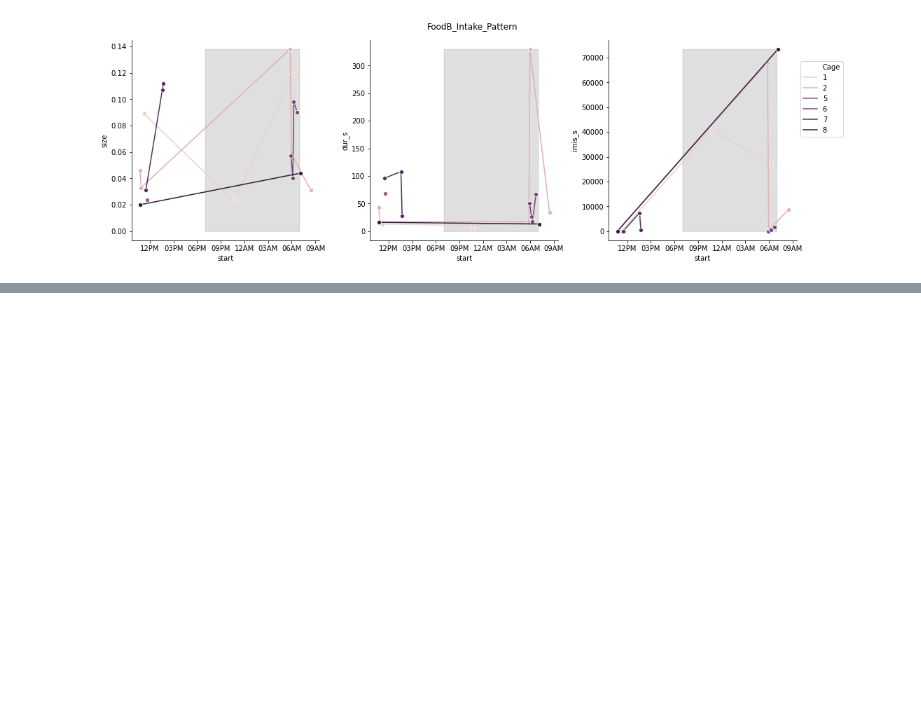
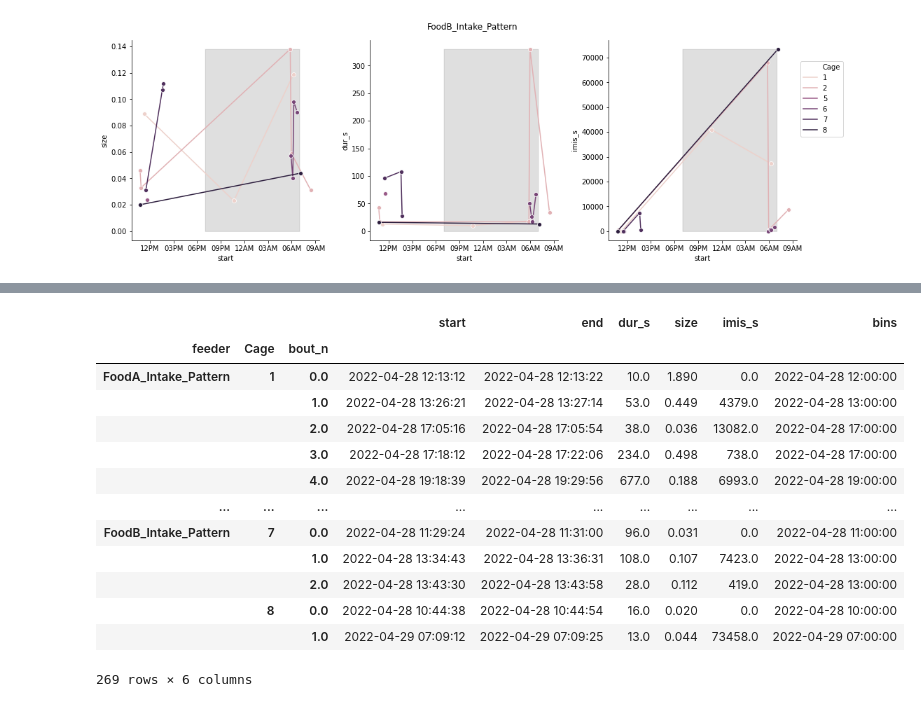
Before and after one commit to nathanielnyema/meal-patterns, a Jupyter notebook: meal_patterns.ipynb, the cells around one changed output, grey strips where cells are left out. Saved outputs shown, nothing was run; the diff lists cells and outputs as text; code cells hidden in the pictures; blank space fills up the shorter version.

```diff
--- a/meal_patterns.ipynb
+++ b/meal_patterns.ipynb
@@ -188,0 +213,17 @@ for s in bout_stats.index.get_level_values('feeder').unique():
+# %%
+bout_stats
+# %% [output]
+|  |  |  | start | end | dur_s | size | imis_s | bins |
+| feeder | Cage | bout_n |  |  |  |  |  |  |
+| FoodA_Intake_Pattern | 1 | 0.0 | 2022-04-28 12:13:12 | 2022-04-28 12:13:22 | 10.0 | 1.890 | 0.0 | 2022-04-28 12:00:00 |
+|  |  | 1.0 | 2022-04-28 13:26:21 | 2022-04-28 13:27:14 | 53.0 | 0.449 | 4379.0 | 2022-04-28 13:00:00 |
+|  |  | 2.0 | 2022-04-28 17:05:16 | 2022-04-28 17:05:54 | 38.0 | 0.036 | 13082.0 | 2022-04-28 17:00:00 |
+|  |  | 3.0 | 2022-04-28 17:18:12 | 2022-04-28 17:22:06 | 234.0 | 0.498 | 738.0 | 2022-04-28 17:00:00 |
+|  |  | 4.0 | 2022-04-28 19:18:39 | 2022-04-28 19:29:56 | 677.0 | 0.188 | 6993.0 | 2022-04-28 19:00:00 |
+| ... | ... | ... | ... | ... | ... | ... | ... | ... |
+| FoodB_Intake_Pattern | 7 | 0.0 | 2022-04-28 11:29:24 | 2022-04-28 11:31:00 | 96.0 | 0.031 | 0.0 | 2022-04-28 11:00:00 |
+|  |  | 1.0 | 2022-04-28 13:34:43 | 2022-04-28 13:36:31 | 108.0 | 0.107 | 7423.0 | 2022-04-28 13:00:00 |
+|  |  | 2.0 | 2022-04-28 13:43:30 | 2022-04-28 13:43:58 | 28.0 | 0.112 | 419.0 | 2022-04-28 13:00:00 |
+|  | 8 | 0.0 | 2022-04-28 10:44:38 | 2022-04-28 10:44:54 | 16.0 | 0.020 | 0.0 | 2022-04-28 10:00:00 |
+|  |  | 1.0 | 2022-04-29 07:09:12 | 2022-04-29 07:09:25 | 13.0 | 0.044 | 73458.0 | 2022-04-29 07:00:00 |
+269 rows × 6 columns
```
Also changed, not shown: parts of 2 cells of this notebook.
